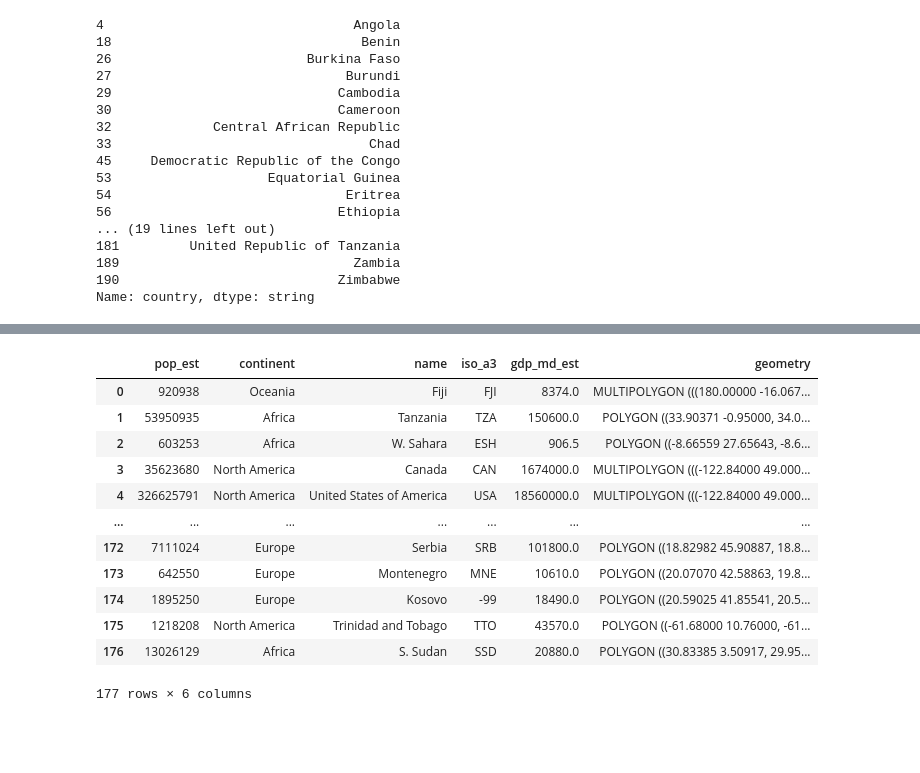
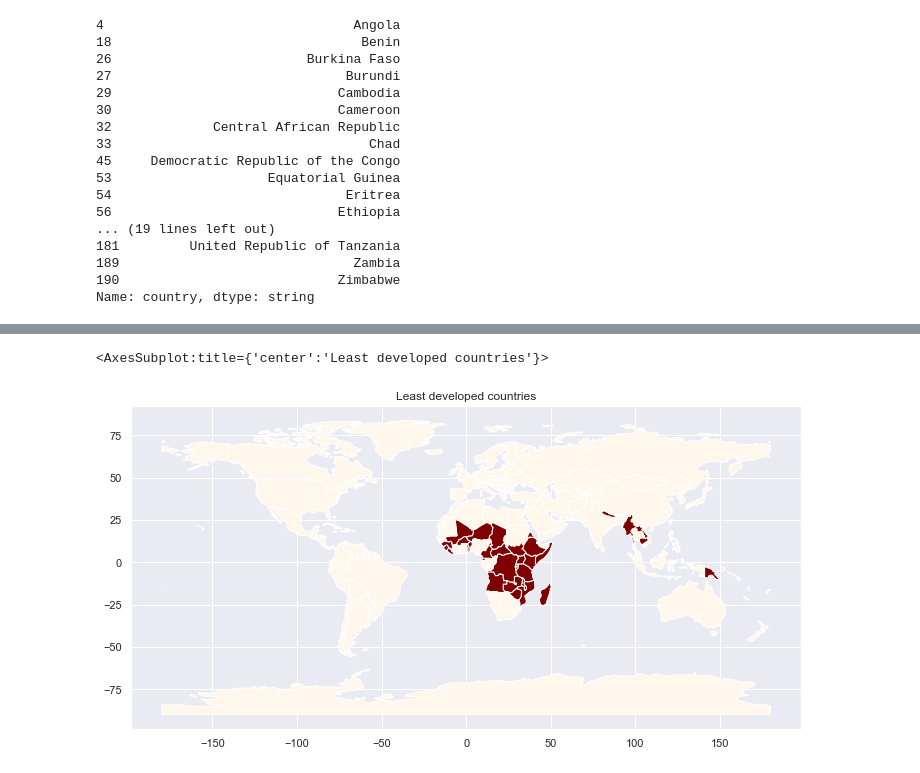
Before and after one commit to Snail664/country-clustering, a Jupyter notebook: model_comparison.ipynb, the cells around one changed output, grey strips where cells are left out. Saved outputs shown, nothing was run; the diff lists cells and outputs as text; code cells hidden in the pictures; blank space fills up the shorter version.

```diff
--- a/model_comparison.ipynb
+++ b/model_comparison.ipynb
@@ -190,21 +190,11 @@ df_with_codes.head()
 | 27 | 244.6 | 36.3 | 109 | 123 | ... |
 | 29 | 1158.7 | 28.2 | 175 | 13204 | ... |
 # %%
-worldmap
+worldmap["plot"] = worldmap["iso_a3"].apply(lambda x: True if x in df_with_codes["iso_a3"].values else False)
 # # Creating axes and plotting world map
-# fig, ax = plt.subplots(figsize=(12, 6))
-# worldmap.plot(color="lightgrey", ax=ax)
+fig, ax = plt.subplots(figsize=(12, 6))
+plt.title("Least developed countries")
+worldmap.plot(column="plot", ax=ax, cmap='OrRd')
 # %% [output]
-|  | pop_est | continent | name | iso_a3 | gdp_md_est | geometry |
-| 0 | 920938 | Oceania | Fiji | FJI | 8374.0 | MULTIPOLYGON (((180.00000 -16.067... |
-| 1 | 53950935 | Africa | Tanzania | TZA | 150600.0 | POLYGON ((33.90371 -0.95000, 34.0... |
-| 2 | 603253 | Africa | W. Sahara | ESH | 906.5 | POLYGON ((-8.66559 27.65643, -8.6... |
-| 3 | 35623680 | North America | Canada | CAN | 1674000.0 | MULTIPOLYGON (((-122.84000 49.000... |
-| 4 | 326625791 | North America | United States of America | USA | 18560000.0 | MULTIPOLYGON (((-122.84000 49.000... |
-| ... | ... | ... | ... | ... | ... | ... |
-| 172 | 7111024 | Europe | Serbia | SRB | 101800.0 | POLYGON ((18.82982 45.90887, 18.8... |
-| 173 | 642550 | Europe | Montenegro | MNE | 10610.0 | POLYGON ((20.07070 42.58863, 19.8... |
-| 174 | 1895250 | Europe | Kosovo | -99 | 18490.0 | POLYGON ((20.59025 41.85541, 20.5... |
-| 175 | 1218208 | North America | Trinidad and Tobago | TTO | 43570.0 | POLYGON ((-61.68000 10.76000, -61... |
-| 176 | 13026129 | Africa | S. Sudan | SSD | 20880.0 | POLYGON ((30.83385 3.50917, 29.95... |
-177 rows × 6 columns
+<AxesSubplot:title={'center':'Least developed countries'}>
+[figure, added]
```
